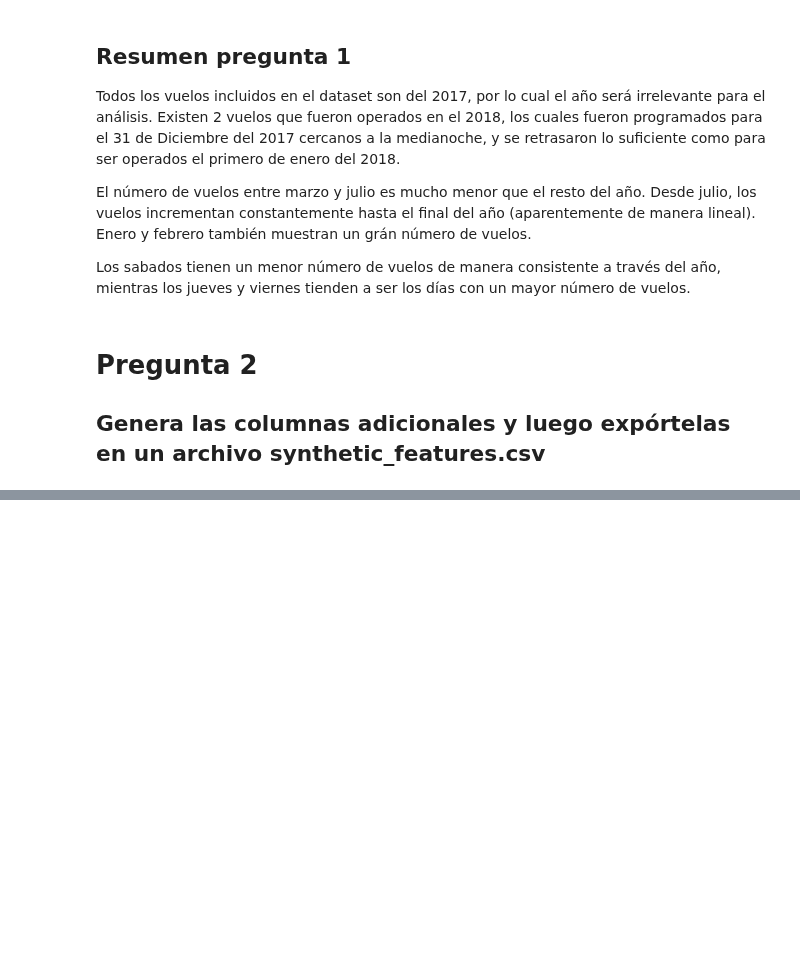
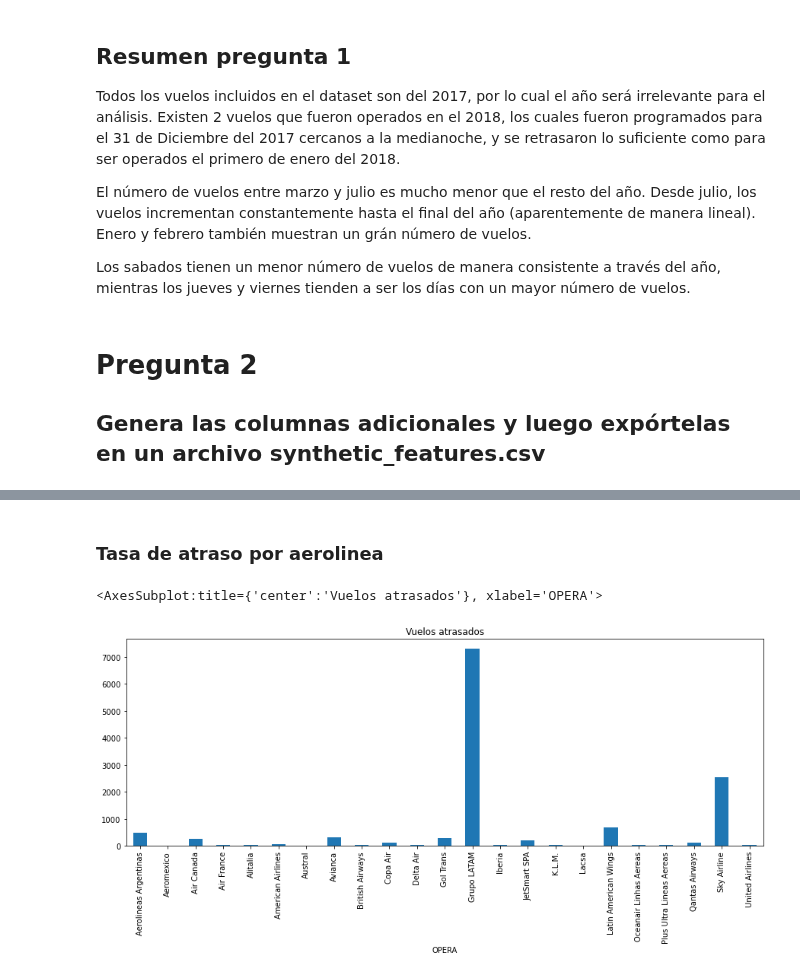
Before and after one commit to AndresFrancoG/desafioDSLatam, a Jupyter notebook: solution.ipynb, the cells around one changed output, grey strips where cells are left out. Saved outputs shown, nothing was run; the diff lists cells and outputs as text; code cells hidden in the pictures; blank space fills up the shorter version.

```diff
--- a/solution.ipynb
+++ b/solution.ipynb
@@ -160,0 +204,18 @@ latamDF.to_csv('synthetic_features.csv')
+# %% [markdown]
+### Tasa de atraso por aerolinea
+# %%
+#Tasa de atraso por aerolinea
+
+#Cuenta los vuelos atrasados y los vuelos a tiempo, agrupados por destino
+aerolineaAtrasado = latamDFatrasado.groupby(['OPERA']).count().unstack(fill_value=0)['Fecha-I']
+aerolineaAtiempo = latamDFatiempo.groupby(['OPERA']).count().unstack(fill_value=0)['Fecha-I']
+
+#Calcula la tasa de atraso por destino y las organiza de manera descendiente
+aerolinea_tasa_atraso = aerolineaAtrasado/(aerolineaAtrasado + aerolineaAtiempo)
+aerolinea_tasa_atraso = aerolinea_tasa_atraso.sort_values(ascending=False)
+# %%
+#Grafica los resultados
+aerolineaAtrasado.plot.bar(figsize=(15,5), title = 'Vuelos atrasados')
+# %% [output]
+<AxesSubplot:title={'center':'Vuelos atrasados'}, xlabel='OPERA'>
+[figure, added]
```
Also changed, not shown: parts of 11 cells of this notebook.
